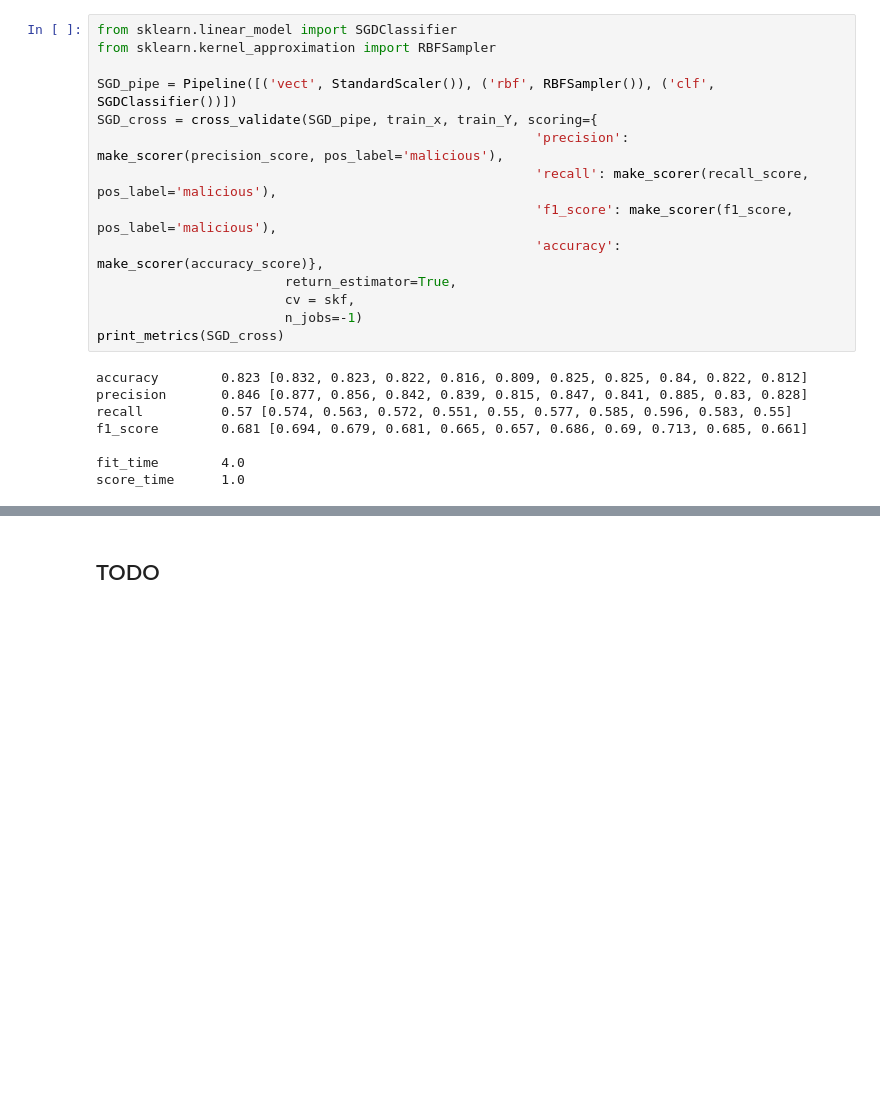
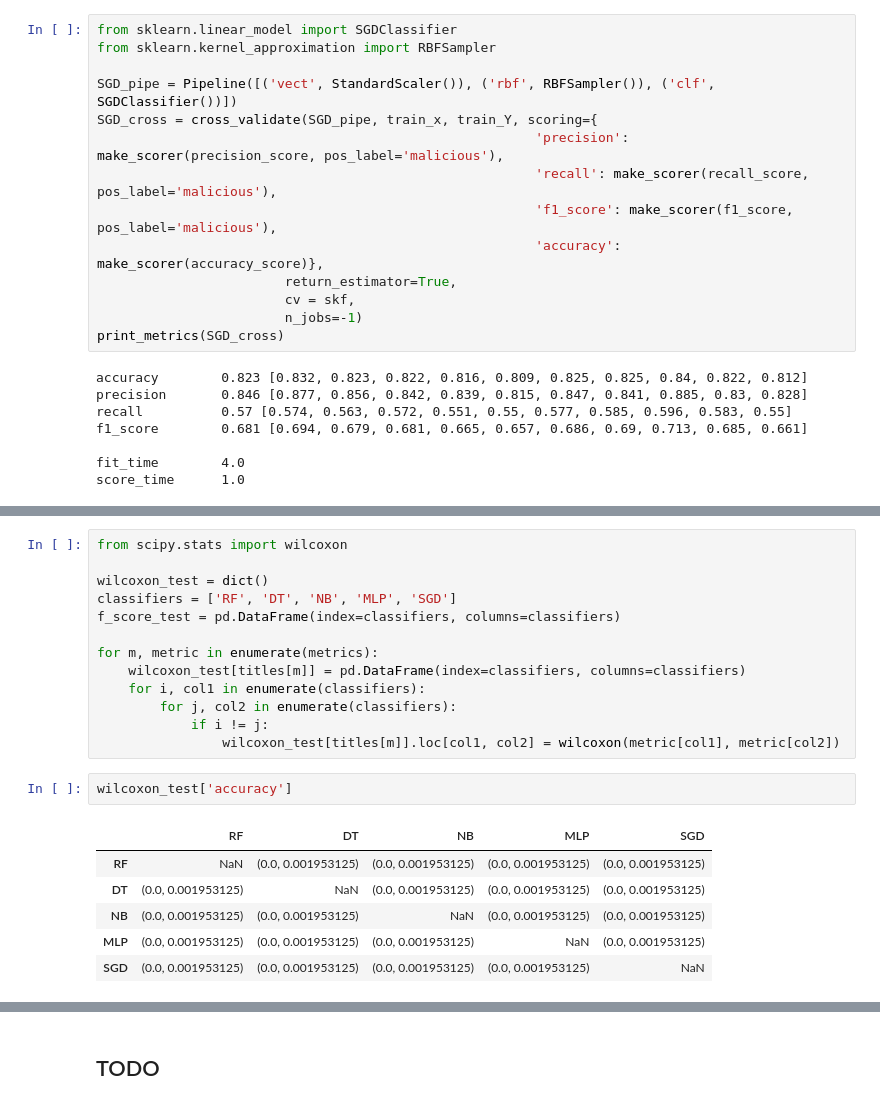
Before and after one commit to Metalcape/url-classifier, a Jupyter notebook: url-classifier.ipynb, the cells around one changed output, grey strips where cells are left out. Drawn from its saved outputs; the diff is of its cells as text; blank space fills up the shorter version.

```diff
--- a/url-classifier.ipynb
+++ b/url-classifier.ipynb
@@ -573,0 +583,22 @@ WilcoxonResult(statistic=0.0, pvalue=0.001953125)
+# %%
+from scipy.stats import wilcoxon
+
+wilcoxon_test = dict()
+classifiers = ['RF', 'DT', 'NB', 'MLP', 'SGD']
+f_score_test = pd.DataFrame(index=classifiers, columns=classifiers)
+
+for m, metric in enumerate(metrics):
+    wilcoxon_test[titles[m]] = pd.DataFrame(index=classifiers, columns=classifiers)
+    for i, col1 in enumerate(classifiers):
+        for j, col2 in enumerate(classifiers):
+            if i != j:
+                wilcoxon_test[titles[m]].loc[col1, col2] = wilcoxon(metric[col1], metric[col2])
+# %%
+wilcoxon_test['accuracy']
+# %% [output]
+|  | RF | DT | NB | MLP | SGD |
+| RF | NaN | (0.0, 0.001953125) | (0.0, 0.001953125) | (0.0, 0.001953125) | (0.0, 0.001953125) |
+| DT | (0.0, 0.001953125) | NaN | (0.0, 0.001953125) | (0.0, 0.001953125) | (0.0, 0.001953125) |
+| NB | (0.0, 0.001953125) | (0.0, 0.001953125) | NaN | (0.0, 0.001953125) | (0.0, 0.001953125) |
+| MLP | (0.0, 0.001953125) | (0.0, 0.001953125) | (0.0, 0.001953125) | NaN | (0.0, 0.001953125) |
+| SGD | (0.0, 0.001953125) | (0.0, 0.001953125) | (0.0, 0.001953125) | (0.0, 0.001953125) | NaN |
```
Also changed, not shown: parts of 7 cells of this notebook.
